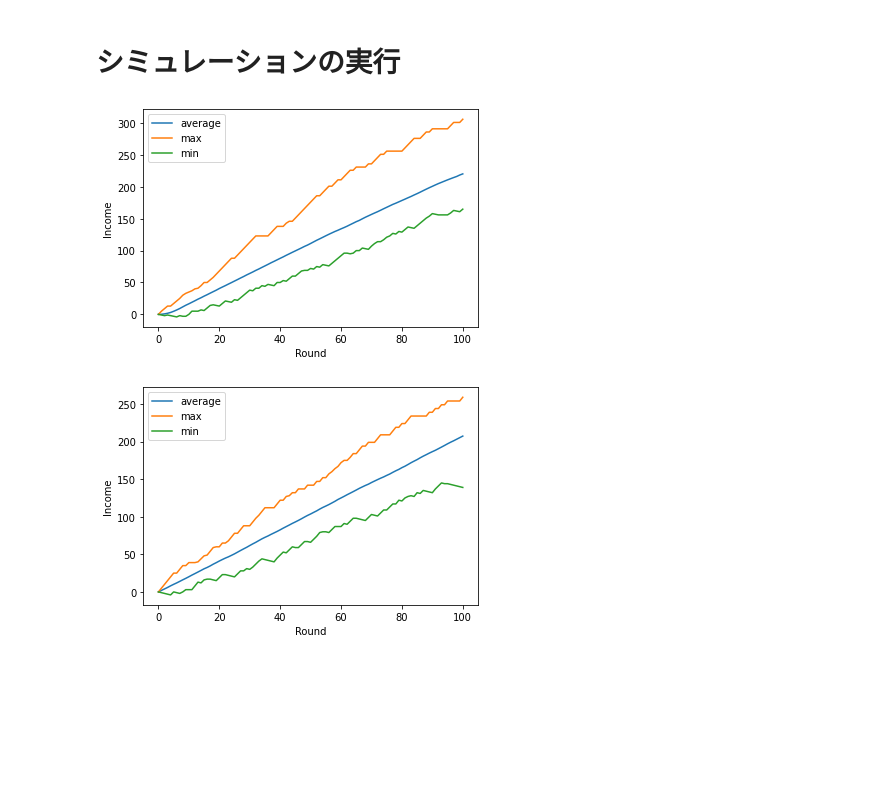
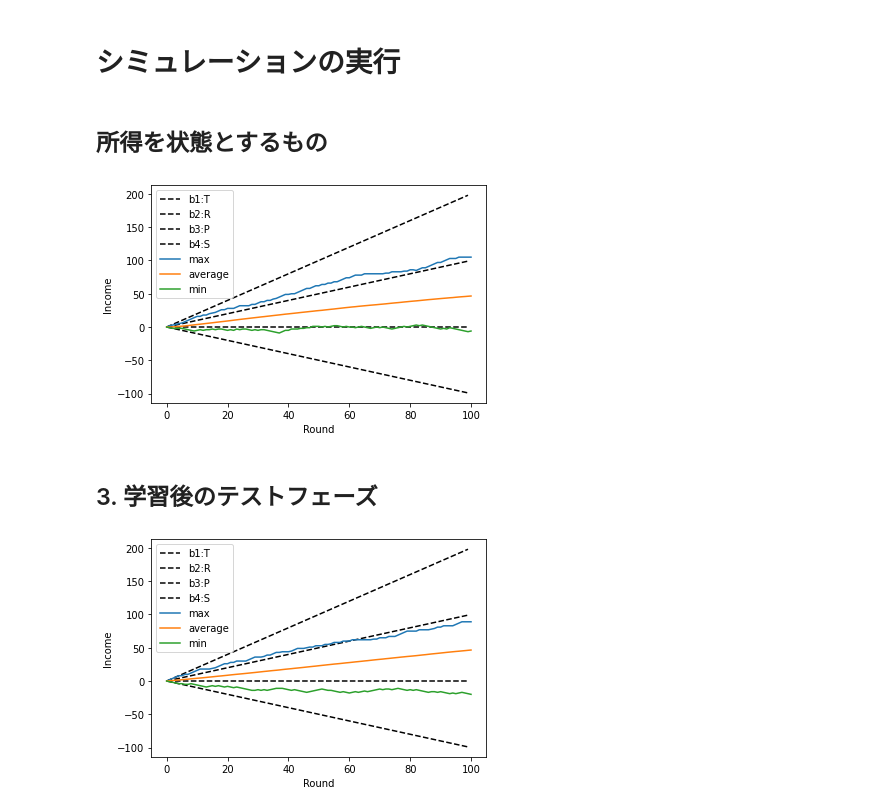
Before and after one commit to UTakeuchi/PDsimulator, a Jupyter notebook: main_case2_dqn.ipynb, the cells around one changed output. Cells and saved outputs as stored; diff of their text form; code cells hidden in the pictures; blank space fills up the shorter version.

```diff
--- a/main_case2_dqn.ipynb
+++ b/main_case2_dqn.ipynb
@@ -41,7 +47,7 @@ class ReplayBuffer:
 class QNet(Model):
     def __init__(self, action_size):
         super().__init__()
-        # self.l1 = L.Linear(128)
+        self.l1 = L.Linear(128)
         self.l2 = L.Linear(128)
         self.l3 = L.Linear(action_size)
 
@@ -107,7 +113,7 @@ class PDGame:
             0: "Defect",
             1: "Cooperate",
         }
-        self.b = 5 #benefit
+        self.b = 2 #benefit
         self.c = 1 #cost
 
     def matching(self, agents):
@@ -120,6 +126,8 @@ class PDGame:
         return u1[(a1,a2)], u2[(a1,a2)]
 # %% [markdown]
 # シミュレーションの実行
+# %% [markdown]
+## 所得を状態とするもの
 # %%
 env = PDGame()
 n = 100 # agentの人数 n
@@ -129,8 +137,16 @@ for i in range(n):
 incomes = np.zeros(n) # 所得はAgents()の外部に格納
 income_history = np.zeros((3,1)) # 各行に平均値・最大値・最小値の推移を格納
 
+R = {'g', 'b'}
+rep = np.full(n, 'g') # 評判を格納する配列
+def norm9(rep_i, rep_j, a_i):
+    if (rep_j == 'g' and a_i == 1) or (rep_j == 'b' and a_i == 0):
+        return 'g'
+    else:
+        return 'b'
+
 rounds = 100
-sync_interval = 20
+sync_interval = 10
 for round in range(rounds):
     players = env.matching(range(len(agents)))
     for pair in players:
@@ -151,64 +167,57 @@ for round in range(rounds):
         for agent in agents:
             agent.sync_qnet()
 
-    add = np.array([[np.mean(incomes)], [incomes.max()], [incomes.min()]])
+    add = np.array([[incomes.max()], [np.mean(incomes)], [incomes.min()]])
     income_history = np.append(income_history, add, axis=1)
 
-# rand = np.random.randint(0, n)
-# for i in range(n):
-#     if i == rand:
-#         print("----------agent{}'s policy-----------".format(i+1))
-#         for key, value in agents[i].pi.items():
-#             print('state:{}, policy:{}'.format(key, value))
-#         print('policy number = ' + str(len(agents[i].pi)))
-
 def plot_total_income(history):
+    x = range(0, 100)
+    y1 = [(env.b - env.c) * n for n in x] # 全員が協力
+    y2 = np.zeros(100) # 全員が非協力
+    y3 = [env.b * n for n in x] # 裏切り続ける
+    y4 = [- env.c * n for n in x] # 裏切られ続ける
     plt.xlabel('Round')
     plt.ylabel('Income')
-    plt.plot(range(len(history[0])), history[0], label='average')
-    plt.plot(range(len(history[1])), history[1], label='max')
+    plt.plot(x, y3, ls='--', label='b1:T', color='black')
+    plt.plot(x, y1, ls='--', label='b2:R', color='black')
+    plt.plot(x, y2, ls='--', label='b3:P', color='black')
+    plt.plot(x, y4, ls='--', label='b4:S', color='black')
+    plt.plot(range(len(history[0])), history[0], label='max')
+    plt.plot(range(len(history[1])), history[1], label='average')
     plt.plot(range(len(history[2])), history[2], label='min')
     plt.legend()
     plt.show()
 
 plot_total_income(income_history)
 # %% [output]
-[figure, old version]
+[figure, new version]
+# %% [markdown]
+## 3. 学習後のテストフェーズ
 # %%
-# 学習後のテストフェーズ
 incomes = np.zeros(n) # 所得を初期化
 income_history = np.zeros((3,1)) # 各行に平均値・最大値・最小値の推移を格納
 
 rounds = 100
 sync_interval = 20
 for round in range(rounds):
-    players = env.matching(range(len(agents)))
+    players = env.matching(range(len(agents))) # agentは変わらず
     for pair in players:
         x, y = pair
         player1, player2 = agents[x], agents[y]
         state = np.array([incomes[x], incomes[y]]) #stateは（自分の所得, 相手の所得）の順にする
 
         a1 = player1.get_action(state)
         a2 = player2.get_action(state[::-1]) #player2目線に変換
         r1, r2 = env.step(a1, a2)
         incomes[x] += r1
         incomes[y] += r2
-        # next_state = np.array([incomes[x], incomes[y]])
+        # next_state = np.array([incomes[x], incomes[y]]) #ここは学習させない
         # player1.update(state, a1, r1, next_state)
         # player2.update(state[::-1], a2, r2, next_state[::-1])
 
-    add = np.array([[np.mean(incomes)], [incomes.max()], [incomes.min()]])
+    add = np.array([[incomes.max()], [np.mean(incomes)], [incomes.min()]])
     income_history = np.append(income_history, add, axis=1)
 
-def plot_total_income(history):
-    plt.xlabel('Round')
-    plt.ylabel('Income')
-    plt.plot(range(len(history[0])), history[0], label='average')
-    plt.plot(range(len(history[1])), history[1], label='max')
-    plt.plot(range(len(history[2])), history[2], label='min')
-    plt.legend()
-    plt.show()
-
 plot_total_income(income_history)
 # %% [output]
-[figure, old version]
+[figure, new version]
```
Also changed, not shown: parts of 12 cells of this notebook.
